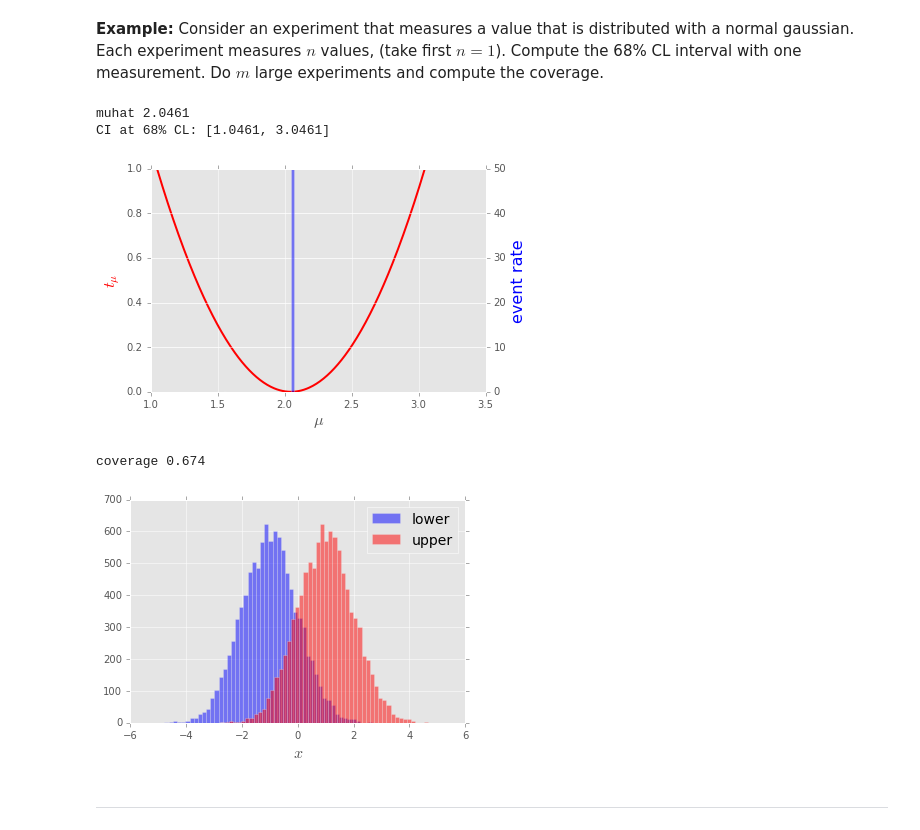
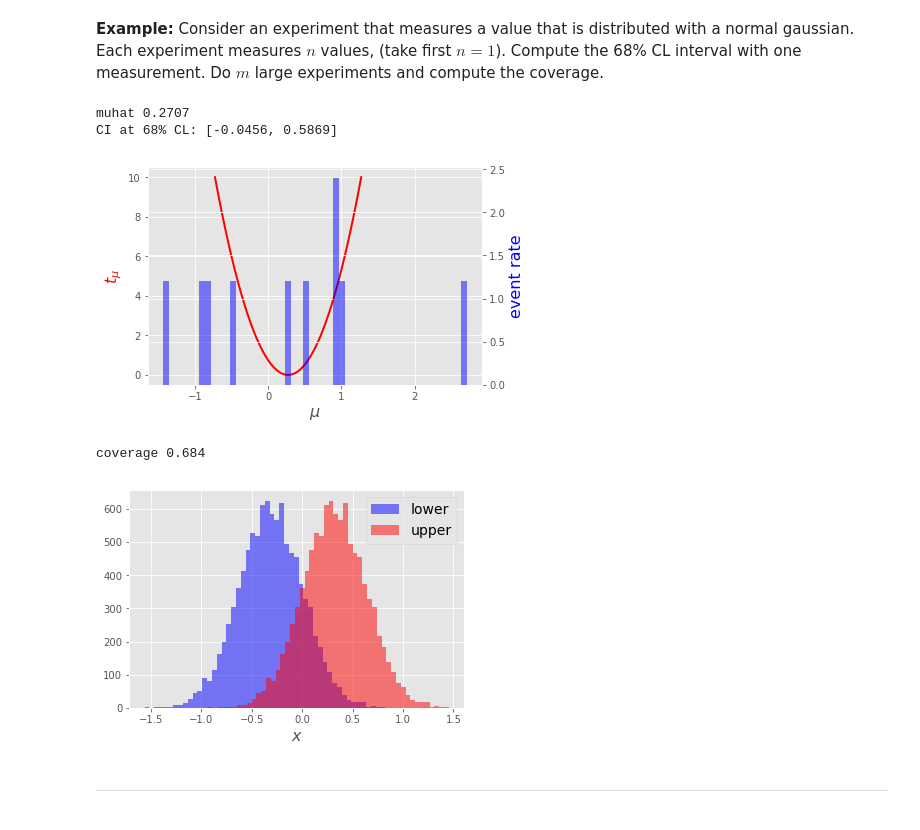
Before and after one commit to jahernando/uscdatanacourse, a Jupyter notebook: ConfLevel.ipynb, the cells around one changed output. Drawn from its saved outputs; the diff is of its cells as text; code cells hidden in the pictures.

```diff
--- a/ConfLevel.ipynb
+++ b/ConfLevel.ipynb
@@ -427,7 +427,7 @@ $$
 import scipy.optimize as optimize
 
 mutrue, sigma = 0., 1.
-n = 1
+n = 10
 m = 10000
 
 nsigma = 1.
@@ -451,38 +451,38 @@ def tmu(x, mu=0):
 fig, ax = plt.subplots(figsize=(6, 4))
 axb = ax.twinx()
 
 # generate one experiment
 x0 = experiment()
 axb.hist(x0, bins=50, normed=True, color='blue', alpha=0.5, label='events')
 axb.set_ylabel('event rate', fontsize=16, color='blue')
 muhat0 = muhat(x0)
-print 'muhat {:6.4f} '.format(muhat0)
+print('muhat {:6.4f} '.format(muhat0))
 
 mus = np.linspace(muhat0-nsigma*sigma,muhat0+nsigma*sigma, 300)
 ts = np.array([tmu(x0, mui) for mui in mus])
 ax.plot(mus, ts, lw=2, color='red', label='$t_s$')
 ax.set_xlabel(r'$\mu$', fontsize=16)
 ax.set_ylabel(r'$t_\mu$', fontsize=16, color='red')
 
 def fun_root(x):
     def fun(mu):
         return tmu(x, mu) - 1
     return fun
 
 def ci_pll(x, nsigma=2):
     muhat0 = muhat(x)
     xfun = fun_root(x)
     xl = optimize.brentq(xfun, muhat0-nsigma*sigma, muhat0)
     xu = optimize.brentq(xfun, muhat0, muhat0+nsigma*sigma)
     return (xl, xu)
 
 xci = ci_pll(x0)
-print 'CI at 68% CL: [{:6.4f}, {:6.4f}]'.format(xci[0], xci[1])
+print('CI at 68% CL: [{:6.4f}, {:6.4f}]'.format(xci[0], xci[1]))
 fig.savefig('figs/cl_ci_ts_gaussian.png');
 # %% [output]
-muhat 2.0461
-CI at 68% CL: [1.0461, 3.0461]
+muhat 0.2707
+CI at 68% CL: [-0.0456, 0.5869]
-[figure, old version]
+[figure, new version]
 # %%
 xs = [experiment() for i in range(m)]
 cis = [ci_pll(xi) for xi in xs]
@@ -491,7 +491,7 @@ def in_ci(xci):
 
 oks = np.array([in_ci(xci) for xci in cis])
 cov = 1.*np.sum(oks)/(1.*m)
-print 'coverage {:5.3f} '.format(cov)
+print('coverage {:5.3f} '.format(cov))
 
 fig, ax = plt.subplots(figsize=(6, 4))
 
@@ -502,8 +502,8 @@ ax.hist(xus, bins=50, color='red', alpha=0.5, label='upper')
 ax.set_xlabel('$x$', fontsize=16)
 ax.legend(fontsize=14);
 # %% [output]
-coverage 0.674
+coverage 0.684
-[figure, old version]
+[figure, new version]
 # %% [markdown]
 ---
 # %% [markdown]
```
Also changed, not shown: parts of 8 cells of this notebook.
